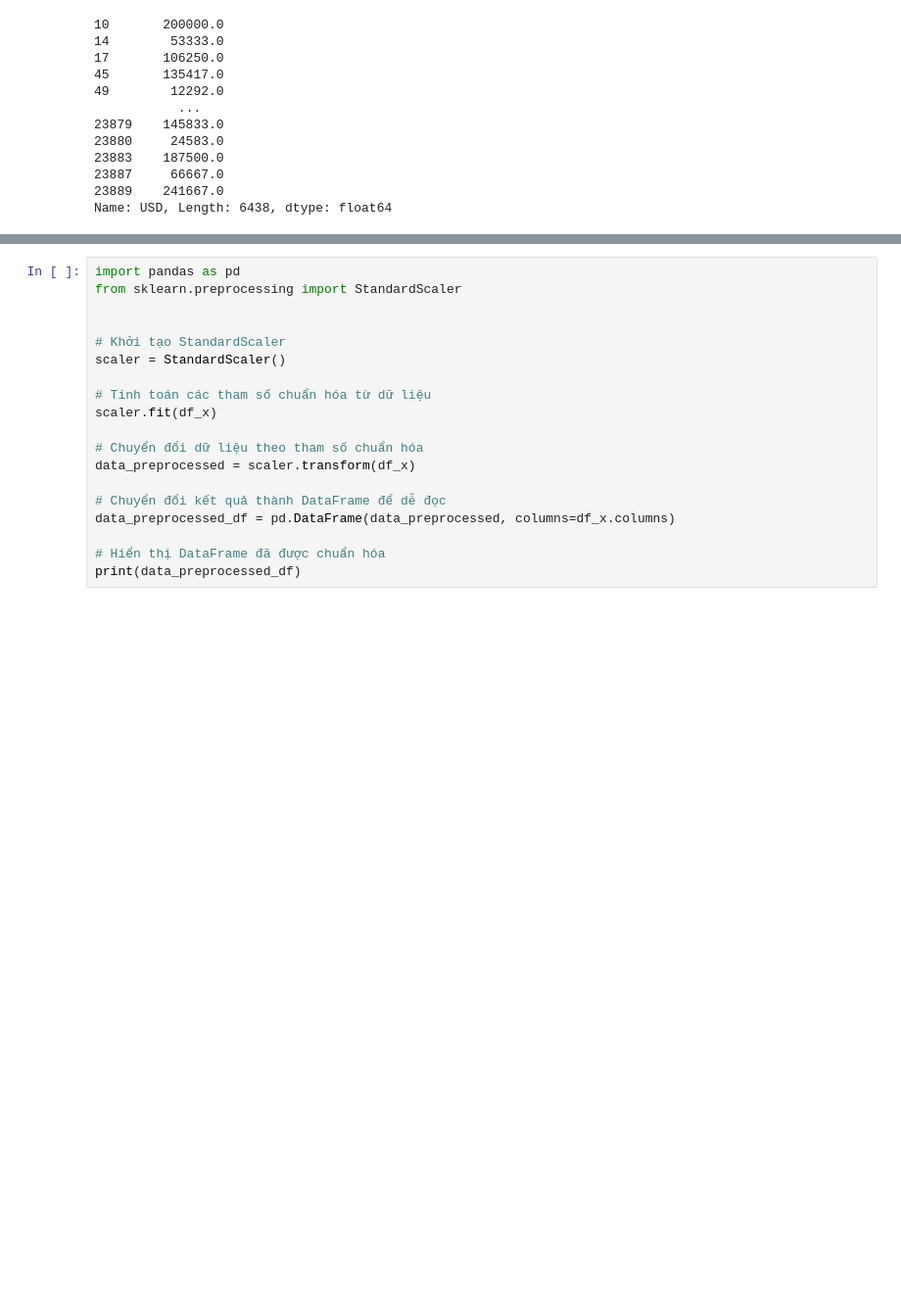
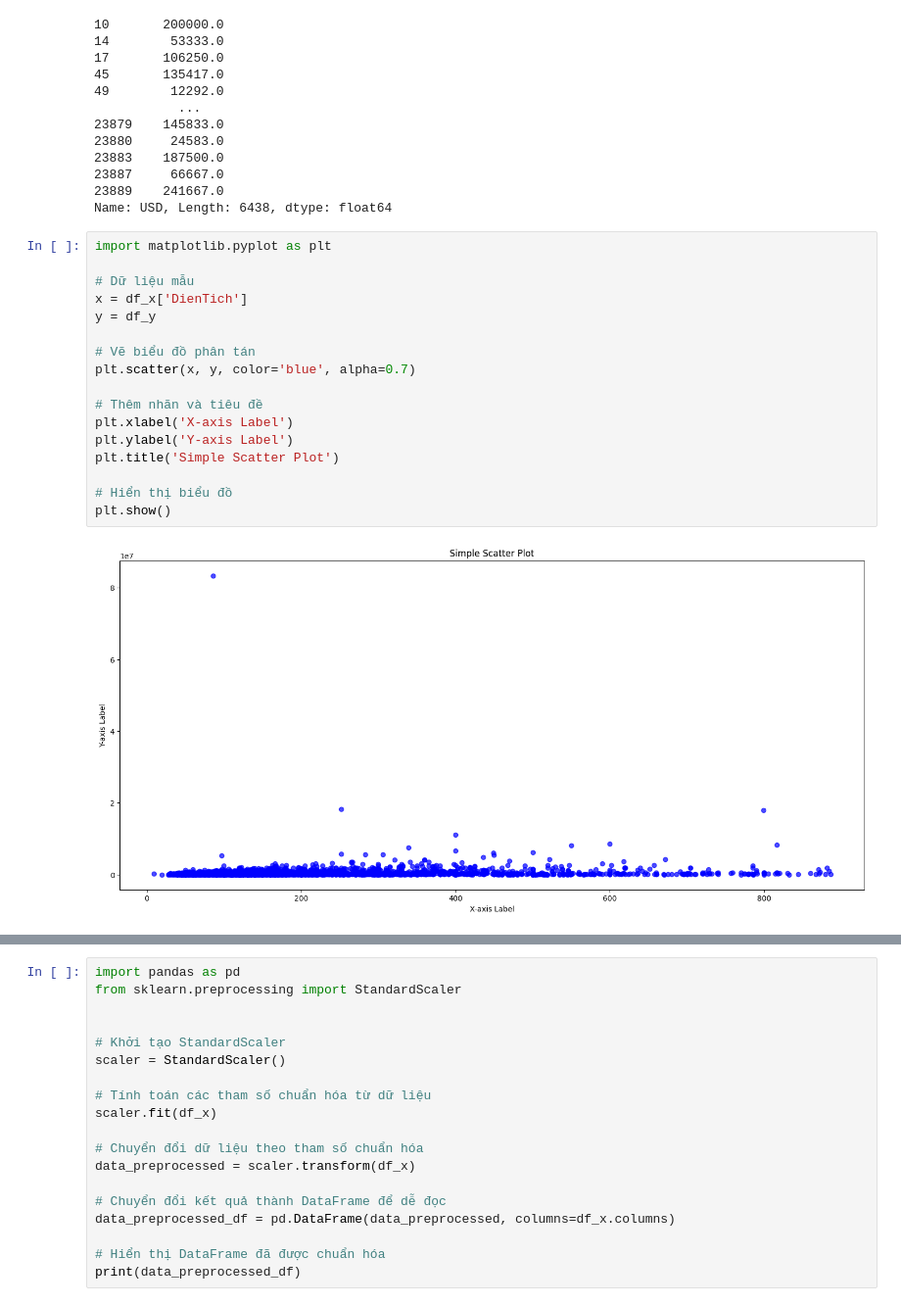
Before and after one commit to ngodongnguyen/SIC_BigData_Real-Estate-Price-Prediction, a Jupyter notebook: notebooks/predit_land.ipynb, the cells around one changed output, grey strips where cells are left out. Shown at 98% size. Drawn from its saved outputs; the diff is of its cells as text; blank space fills up the shorter version.

Commit message:
chỉnh sửa thêm về phân tích đất

```diff
--- a/notebooks/predit_land.ipynb
+++ b/notebooks/predit_land.ipynb
@@ -490,3 +490,22 @@ df_y
 23887     66667.0
 23889    241667.0
 Name: USD, Length: 6438, dtype: float64
+# %%
+import matplotlib.pyplot as plt
+
+# Dữ liệu mẫu
+x = df_x['DienTich']
+y = df_y
+
+# Vẽ biểu đồ phân tán
+plt.scatter(x, y, color='blue', alpha=0.7)
+
+# Thêm nhãn và tiêu đề
+plt.xlabel('X-axis Label')
+plt.ylabel('Y-axis Label')
+plt.title('Simple Scatter Plot')
+
+# Hiển thị biểu đồ
+plt.show()
+# %% [output]
+[figure, added]
```
Also changed, not shown: parts of 32 cells of this notebook.
